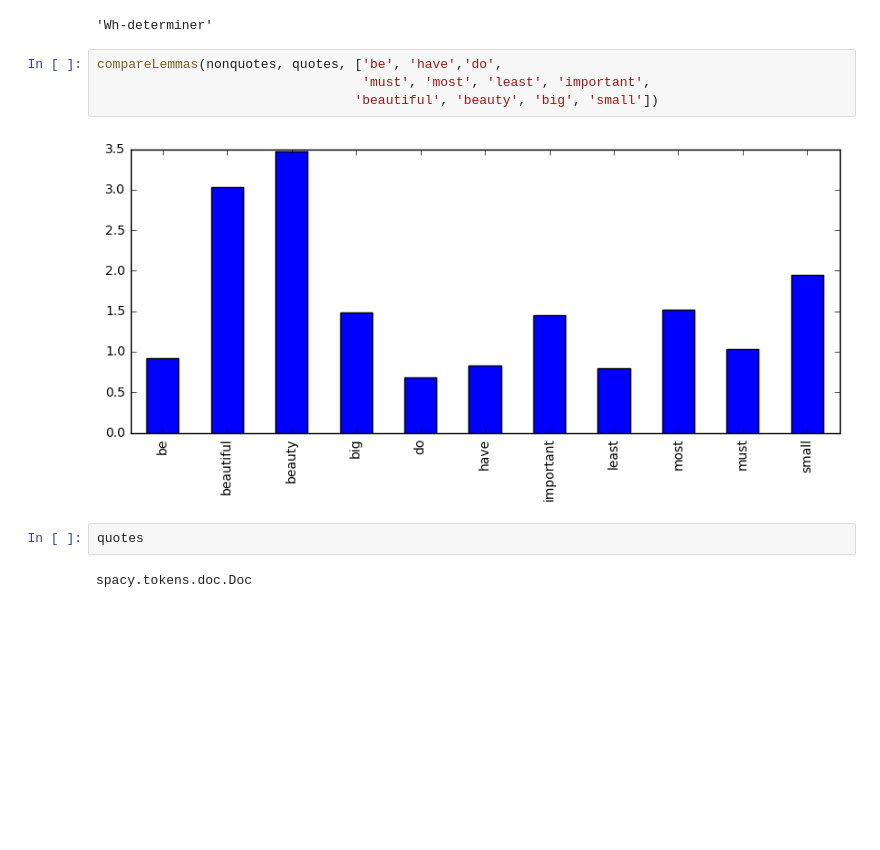
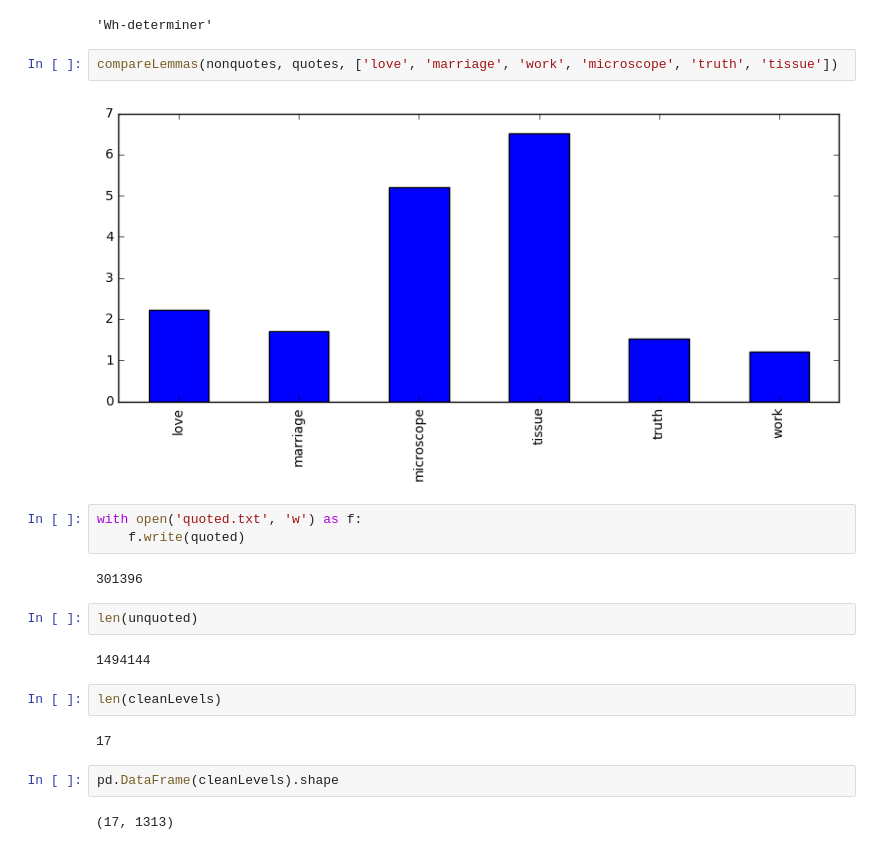
Before and after one commit to lit-mod-viz/middlemarch-critical-histories, a Jupyter notebook: quoted-speech.ipynb, the cells around one changed output. Drawn from its saved outputs; the diff is of its cells as text; blank space fills up the shorter version.

Commit message:
add quoted speech changes

```diff
--- a/quoted-speech.ipynb
+++ b/quoted-speech.ipynb
@@ -265,13 +265,24 @@ compareTags(nonquotes, quotes, tagset)
 tagDict['WDT']
 # %% [output]
 'Wh-determiner'
-# %%
-compareLemmas(nonquotes, quotes, ['be', 'have','do',
-                                  'must', 'most', 'least', 'important',
-                                 'beautiful', 'beauty', 'big', 'small'])
-# %% [output]
-[figure, removed]
-# %%
-quotes
-# %% [output]
-spacy.tokens.doc.Doc
+# %%
+compareLemmas(nonquotes, quotes, ['love', 'marriage', 'work', 'microscope', 'truth', 'tissue'])
+# %% [output]
+[figure, added]
+# %%
+with open('quoted.txt', 'w') as f:
+    f.write(quoted)
+# %% [output]
+301396
+# %%
+len(unquoted)
+# %% [output]
+1494144
+# %%
+len(cleanLevels)
+# %% [output]
+17
+# %%
+pd.DataFrame(cleanLevels).shape
+# %% [output]
+(17, 1313)
```
Also changed, not shown: parts of 6 cells of this notebook.
